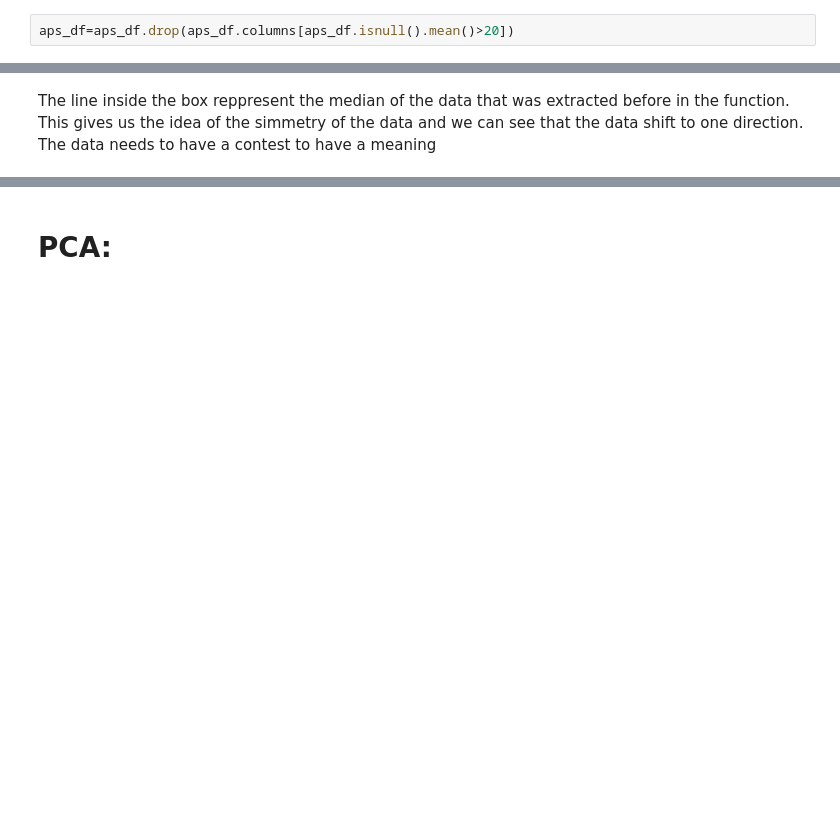
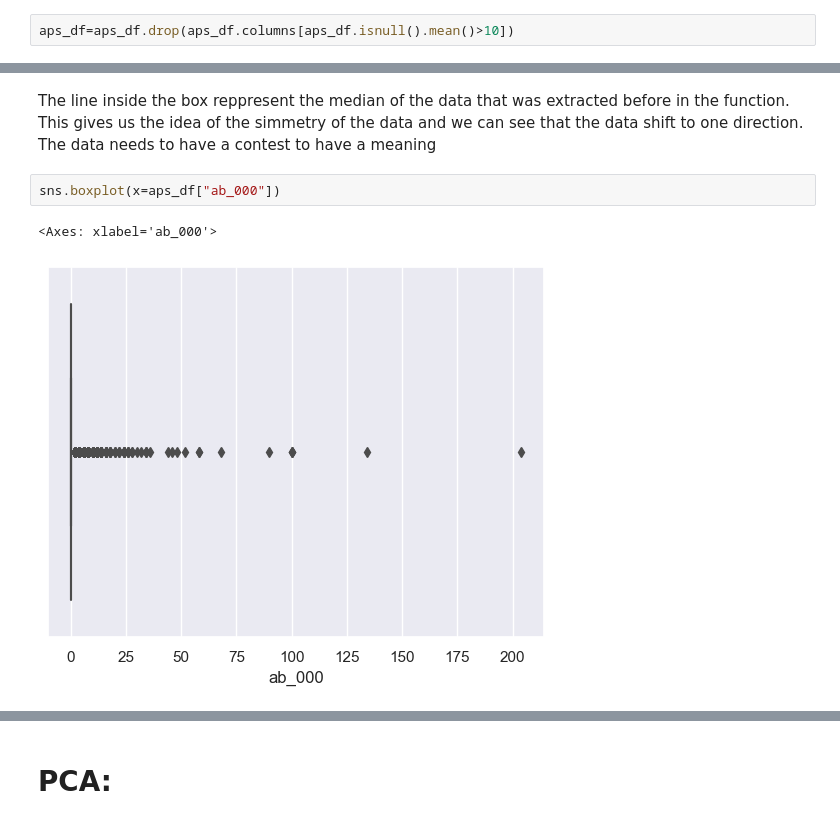
Before and after one commit to Sba23037/CristinaPriolo_DPrepHDip_CA1, a Jupyter notebook: CristinaPriolo_DPrepHDip_CA1.ipynb, the cells around one changed output, grey strips where cells are left out. Drawn from its saved outputs; the diff is of its cells as text; blank space fills up the shorter version.

Commit message:
testing visualization: on going
adjusted some part of the test and start adding more visualization. still on going and need to be checked

```diff
--- a/CristinaPriolo_DPrepHDip_CA1.ipynb
+++ b/CristinaPriolo_DPrepHDip_CA1.ipynb
@@ -156,3 +175,3 @@ Now to keep going applying EDA and keep cleaning the data. To do it I will remov
 # %%
-aps_df=aps_df.drop(aps_df.columns[aps_df.isnull().mean()>20])
+aps_df=aps_df.drop(aps_df.columns[aps_df.isnull().mean()>10])
 # %% [markdown]
@@ -191,3 +211,8 @@ sns.boxplot(data=aps_df)
 [figure]
 # %% [markdown]
 The line inside the box reppresent the median of the data that was extracted before in the function. This gives us the idea of the simmetry of the data and we can see that the data shift to one direction. The data needs to have a contest to have a meaning
+# %%
+sns.boxplot(x=aps_df["ab_000"])
+# %% [output]
+<Axes: xlabel='ab_000'>
+[figure, added]
```
Also changed, not shown: parts of 16 cells of this notebook.
